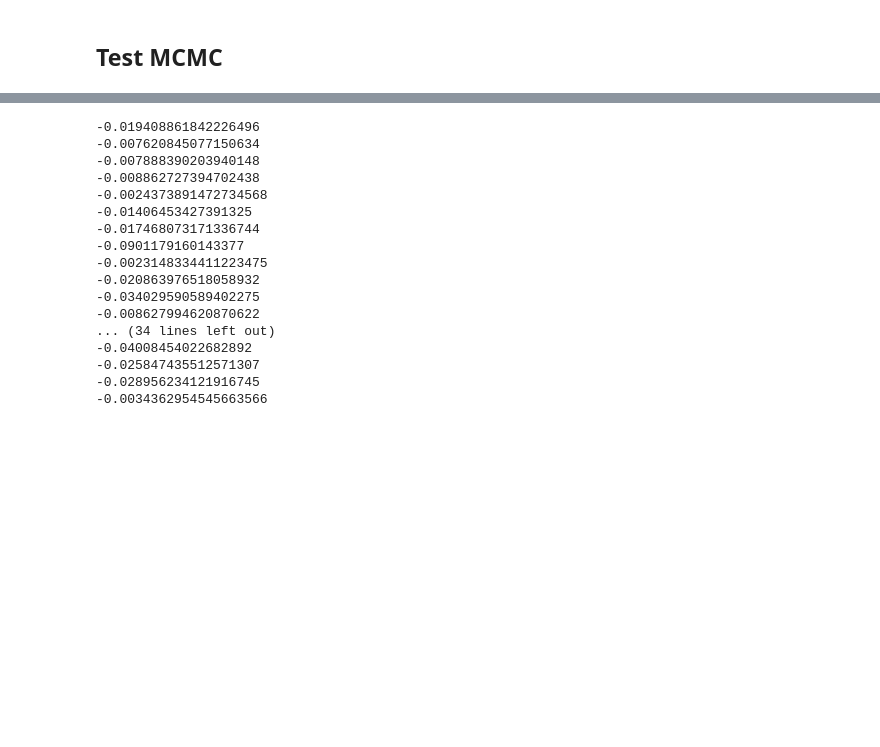
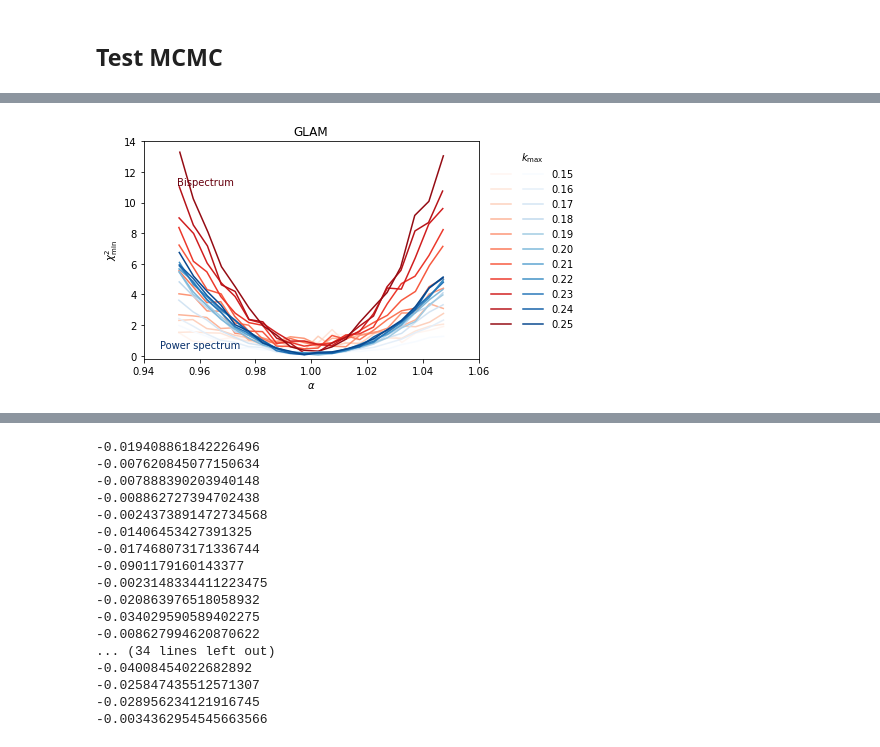
Before and after one commit to mehdirezaie/bispectrum, a Jupyter notebook: bao.ipynb, the cells around one changed output, grey strips where cells are left out. Saved outputs shown, nothing was run; the diff lists cells and outputs as text; code cells hidden in the pictures; blank space fills up the shorter version.

```diff
--- a/bao.ipynb
+++ b/bao.ipynb
@@ -123,0 +102,9 @@ d = np.load('mcmc_jan31/pk_glam_glam_0.015_0.250.npz')
+# %%
+chi2s = {}
+for s in ['glam', 'abacus']:
+    for p in ['pk', 'bk']:
+        chi2s[f'{s}_{p}'] = read_chi2list(np.sort(glob(f'mcmc_jan31/{p}_{s}_{s}_*.npz')))
+# %%
+src.plots.plot_chi2(chi2s['glam_bk'], chi2s['glam_pk'], title='GLAM')
+# %% [output]
+[figure, added]
```
Also changed, not shown: parts of 17 cells of this notebook, 4 other files.
